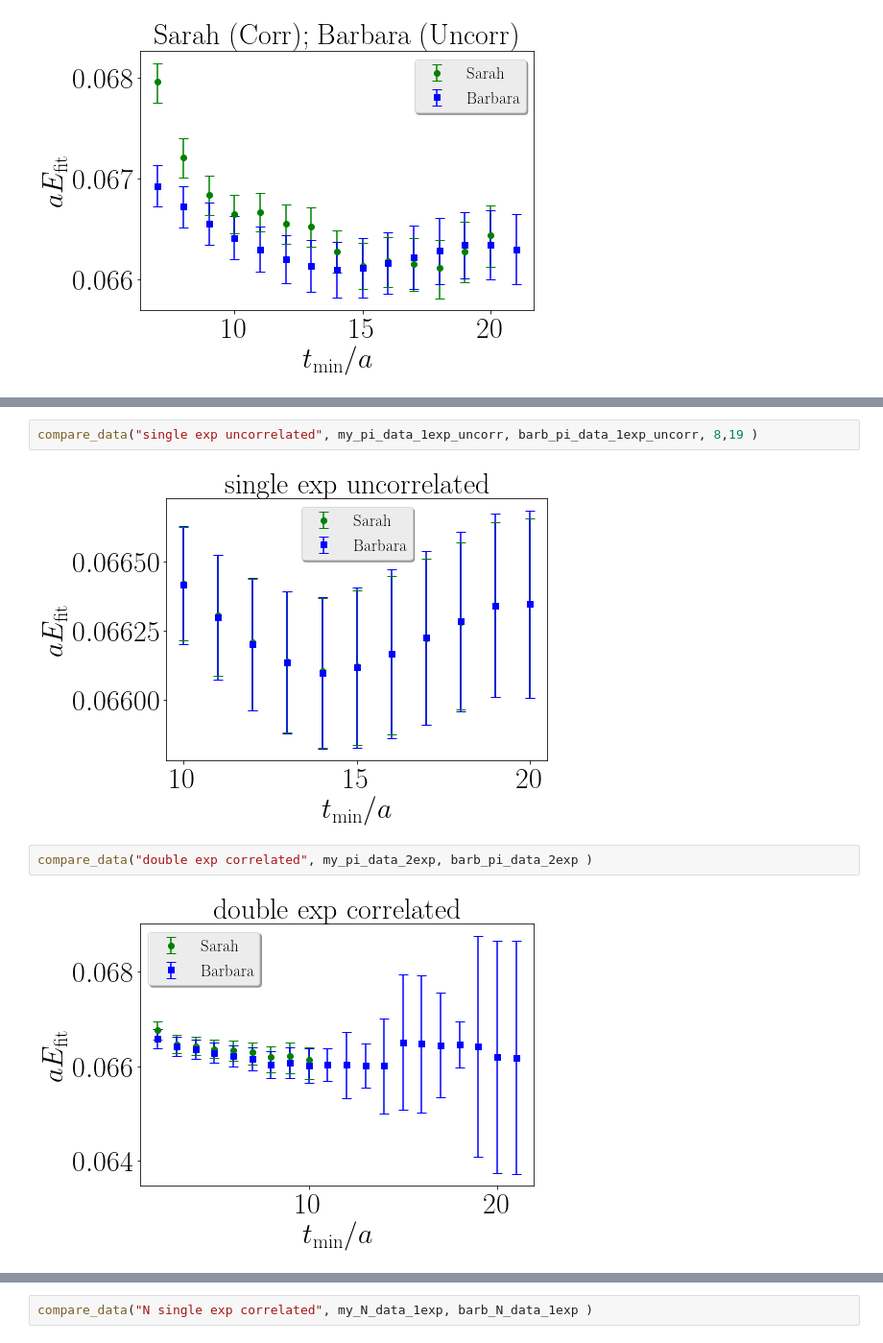
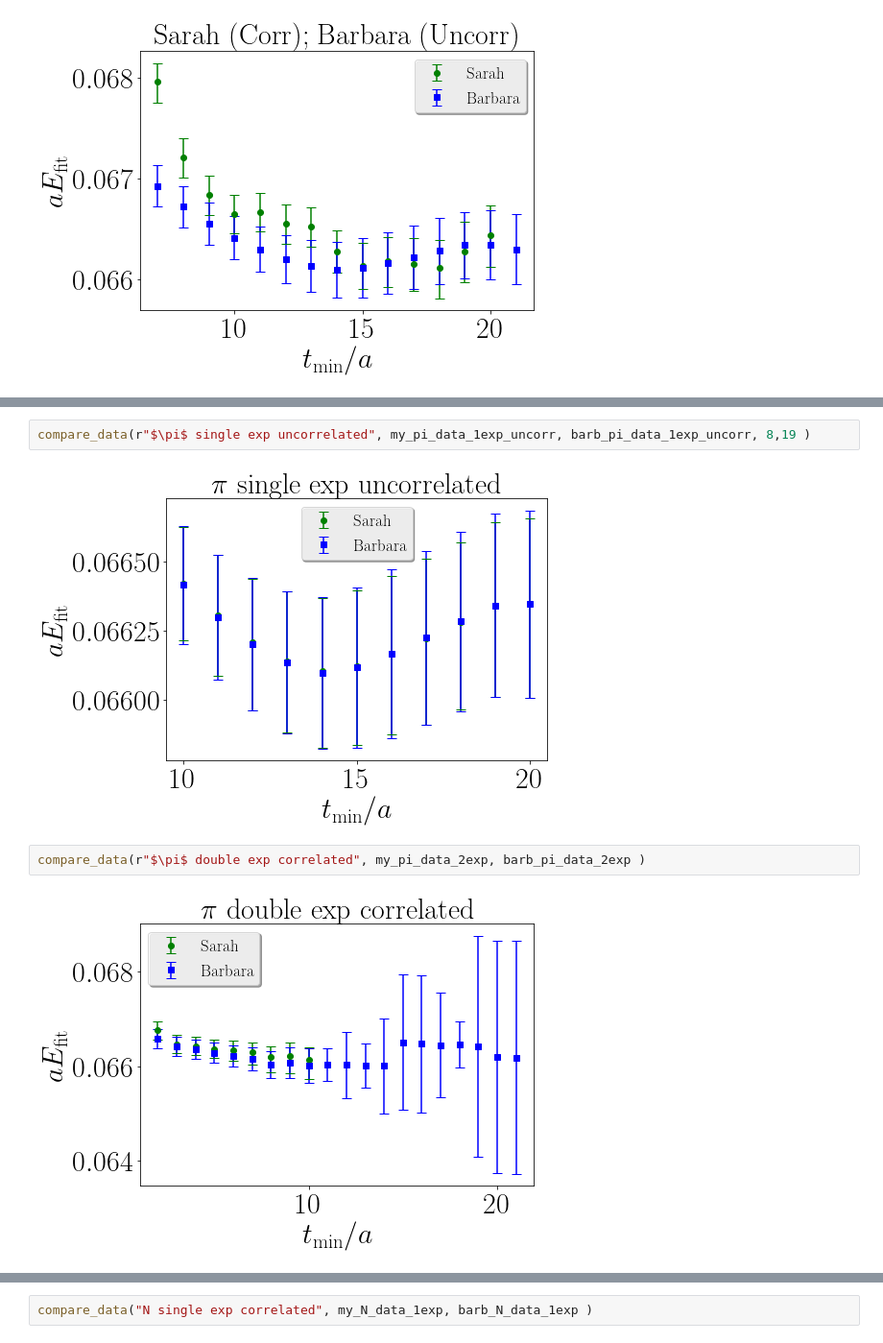
Before and after one commit to xinucode/sigmond_python_plots, a Jupyter notebook: tmin/barbara_compare.ipynb, the cells around one changed output, grey strips where cells are left out. Shown at 96% size. Saved outputs shown, nothing was run; the diff lists cells and outputs as text.

```diff
--- a/tmin/barbara_compare.ipynb
+++ b/tmin/barbara_compare.ipynb
@@ -134,9 +136,9 @@ compare_data("single exp uncorrelated", my_pi_data_1exp_uncorr, barb_pi_data_1ex
 # %%
-compare_data("single exp uncorrelated", my_pi_data_1exp_uncorr, barb_pi_data_1exp_uncorr, 8,19 )
+compare_data(r"$\pi$ single exp uncorrelated", my_pi_data_1exp_uncorr, barb_pi_data_1exp_uncorr, 8,19 )
 # %% [output]
-[figure, old version]
+[figure, new version]
 # %%
-compare_data("double exp correlated", my_pi_data_2exp, barb_pi_data_2exp )
+compare_data(r"$\pi$ double exp correlated", my_pi_data_2exp, barb_pi_data_2exp )
 # %% [output]
-[figure, old version]
+[figure, new version]
 # %%
```
Also changed, not shown: parts of 7 cells of this notebook.
